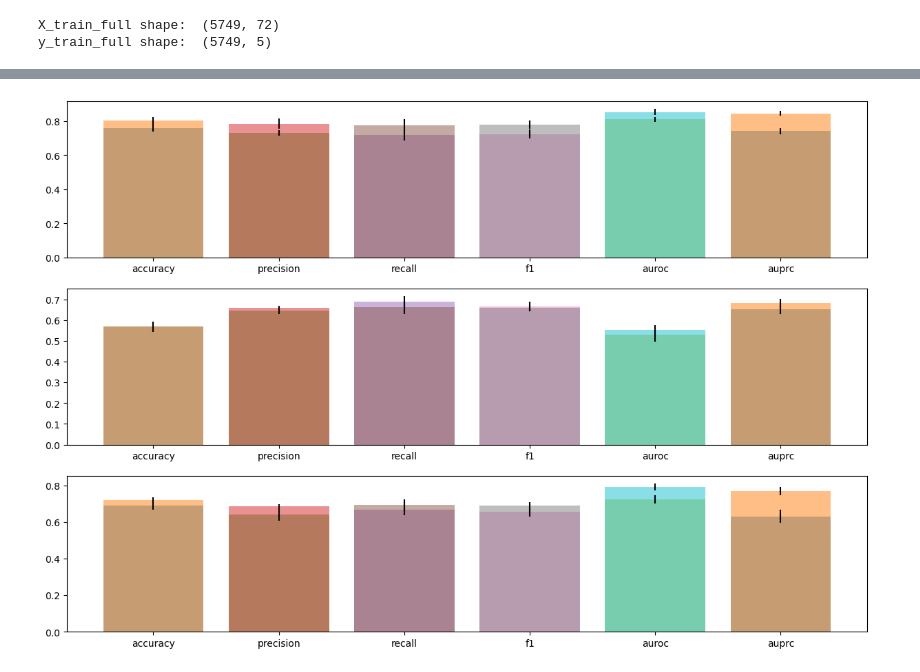
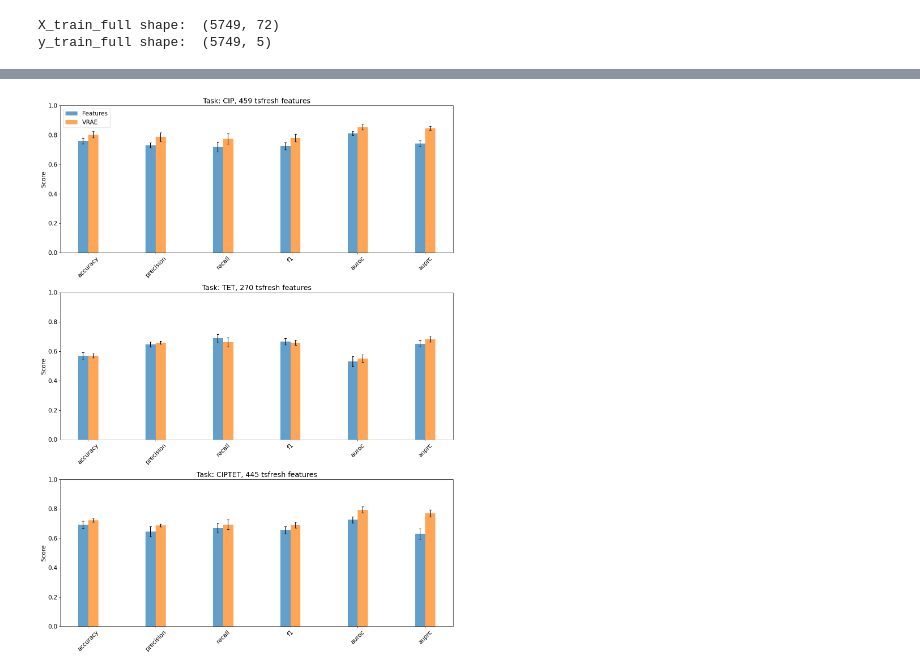
Before and after one commit to A-chille/timeseries-clustering-vae, a Jupyter notebook: featuresclassifier.ipynb, the cells around one changed output, grey strips where cells are left out. Saved outputs shown, nothing was run; the diff lists cells and outputs as text; code cells hidden in the pictures.

```diff
--- a/featuresclassifier.ipynb
+++ b/featuresclassifier.ipynb
@@ -40,9 +40,3 @@ from tsfresh.utilities.dataframe_functions import impute
 import pycatch22
 # %% [output]
 [interactive output not drawn]
-# %%
-PROCESSED_DATA_DIR = fr'C:\Users\achfr\timeseries-clustering-vae\cluster_train\to_import\\'
-
-with open(PROCESSED_DATA_DIR + f"X_cip_full.pkl", 'rb') as f:
-    X_train_full = np.array(pickle.load(f))
-plt.plot(X_train_full[0])
@@ -195,7 +186,7 @@ liste_x_downstream, liste_y_downstream = np.load('numpy_save_files/downstream_li
 x_list = []
 y_list = []
 for i in range(len(liste_y_downstream)):
-    x_list.append(liste_x_downstream[i][24:96,1])
+    x_list.append(liste_x_downstream[i][24:96,2]) #1 sos 2 mch
     y_list.append(liste_y_downstream[i])
 X_train_full_alltask, y_train_full_alltask = np.array(x_list), np.array(y_list)
 
@@ -218,19 +209,20 @@ for task in ['cip', 'tet', 'ciptet']:
     y_train_full = np.array(y_train_full)
 
 
-    # df = pd.DataFrame(np.concatenate(
-    #     [np.array([np.ones(72)*i, np.array(range(72))*5, X_train_full[i,:]]).T for i in range(X_train_full.shape[0])]
-    #     ), columns =["id", "time", "value"])
-    # features = extract_features(df, column_id='id')
-    # impute(features)
+    df = pd.DataFrame(np.concatenate(
+        [np.array([np.ones(72)*i, np.array(range(72))*5, X_train_full[i,:]]).T for i in range(X_train_full.shape[0])]
+        ), columns =["id", "time", "value"])
+    features = extract_features(df, column_id='id')
+    impute(features)
     # with open(fr"C:\Users\achfr\timeseries-clustering-vae\numpy_save_files\features_sos_{task}_full.pkl", 'wb') as f:
     #     pickle.dump(features, f)
 
-    with open(fr"C:\Users\achfr\timeseries-clustering-vae\numpy_save_files\features_sos_{task}_full.pkl", 'rb') as f:
-        features = pickle.load(f)
+    # with open(fr"C:\Users\achfr\timeseries-clustering-vae\numpy_save_files\features_sos_{task}_full.pkl", 'rb') as f:
+    #     features = pickle.load(f)
 
     features_filtered = select_features(features, y_train_full)
     print(f"{task}: features shape after filtering: ", features_filtered.shape)
+    print('n_control: ', np.sum(y_train_full==0), 'n_treated: ', np.sum(y_train_full==1))
     X_train_full = features_filtered.to_numpy()
 
     metrics=[[],[],[],[],[],[]]
@@ -285,40 +298,43 @@ vrae_metrics_dict = {
     'tet':
 {'accuracy': (0.5707396819724853, 0.015366807317531685),
  'precision': (0.6585371148795554, 0.010668103711967534),
  'recall': (0.6613698630136986, 0.030977082794745342),
  'f1': (0.659607276718059, 0.017381474423735832),
  'auroc': (0.5527597514536745, 0.025234174521396948),
  'auprc': (0.6825506841915387, 0.01955924545081829)},
     'ciptet':
 {'accuracy': (0.722738712065137, 0.01313363830632312),
  'precision': (0.6869266595578112, 0.010214312086231863),
  'recall': (0.6934176526587787, 0.032332274768058465),
  'f1': (0.6898960178666499, 0.019604118896476487),
  'auroc': (0.7935045790924972, 0.01990742562797661),
  'auprc': (0.7705888572371836, 0.023237882683716717)}}
 
-fig, ax = plt.subplots(3, 1, figsize=(15,10))
-metrics_list = ['accuracy', 'precision', 'recall', 'f   1', 'auroc', 'auprc']
+fig, ax = plt.subplots(3, 1, figsize=(15,20))
+metrics_list = ['accuracy', 'precision', 'recall', 'f1', 'auroc', 'auprc']
+n_features_tsfresh = [459,270,445]
 x = np.arange(len(metrics_list))
-width = 0.35
-
+width = 0.15
+plt.title('Classification from SOS time-series')
+plt.rcParams.update({'font.size': 15})
 for idx, task in enumerate(['cip', 'tet', 'ciptet']):
     features_means = [features_metrics_dict[task][m][0] for m in metrics_list]
     features_stds = [features_metrics_dict[task][m][1] for m in metrics_list]
     vrae_means = [vrae_metrics_dict[task][m][0] for m in metrics_list]
     vrae_stds = [vrae_metrics_dict[task][m][1] for m in metrics_list]
 
-    ax[idx].bar(x - width/2, features_means, width, yerr=features_stds, alpha=0.7, label='Features', capsize=5)
-    ax[idx].bar(x + width/2, vrae_means, width, yerr=vrae_stds, alpha=0.7, label='VRAE', capsize=5)
+    ax[idx].bar(x - width/2, features_means, width, yerr=features_stds, alpha=0.7, label='Features', capsize=3)
+    ax[idx].bar(x + width/2, vrae_means, width, yerr=vrae_stds, alpha=0.7, label='VRAE', capsize=3)
 
-    ax[idx].set_xlabel('Metrics')
+    # ax[idx].set_xlabel('Metrics')
     ax[idx].set_ylabel('Score')
-    ax[idx].set_title(f'Task: {task.upper()}')
+    ax[idx].set_title(f'Task: {task.upper()}, {n_features_tsfresh[idx]} tsfresh features')
     ax[idx].set_xticks(x)
     ax[idx].set_xticklabels(metrics_list, rotation=45)
-    ax[idx].legend()
+    if idx == 0:  # Only show legend for the last subplot
+        ax[idx].legend()
     ax[idx].set_ylim([0, 1])
 
 plt.tight_layout()
 # %% [output]
-[figure, old version]
+[figure, new version]
```
Also changed, not shown: parts of 3 cells of this notebook, 6 other files.
